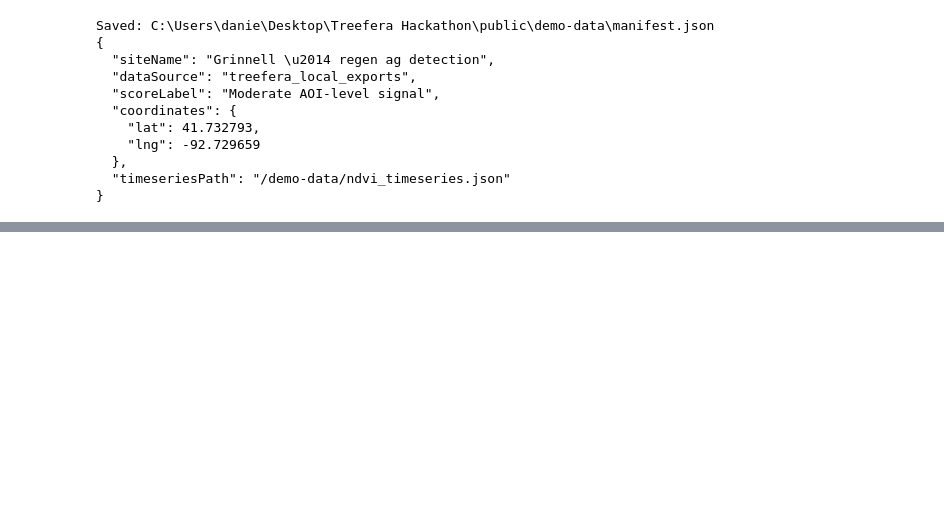
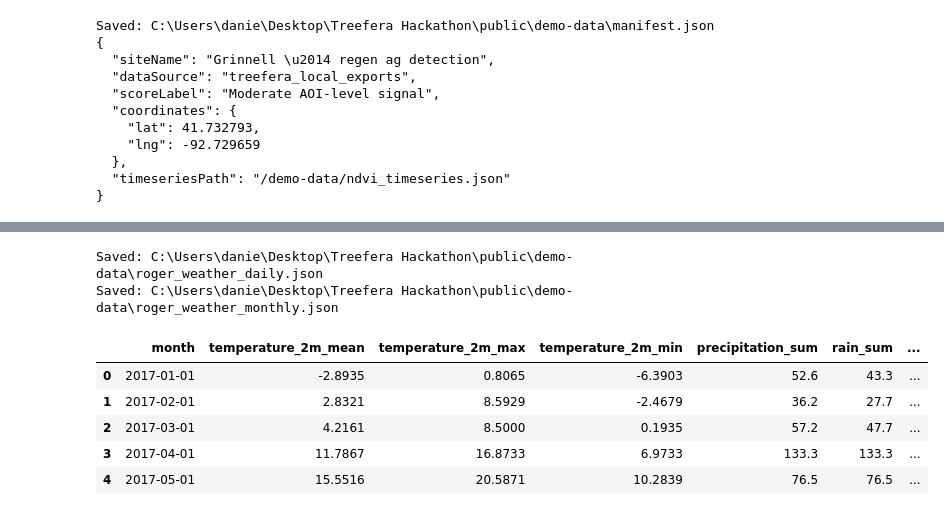
Before and after one commit to Gurnski/Treefera-Hackathon, a Jupyter notebook: notebooks/roger_ndvi_pipeline.ipynb, the cells around one changed output, grey strips where cells are left out. Cells and saved outputs as stored; diff of their text form; code cells hidden in the pictures; blank space fills up the shorter version.

```diff
--- a/notebooks/roger_ndvi_pipeline.ipynb
+++ b/notebooks/roger_ndvi_pipeline.ipynb
@@ -481,0 +812,74 @@ Saved: C:\Users\danie\Desktop\Treefera Hackathon\public\demo-data\manifest.json
+# %%
+import requests
+from urllib.parse import urlencode
+
+lat = 41.7498
+lon = -92.7442
+
+params = {
+    "latitude": lat,
+    "longitude": lon,
+    "start_date": "2017-01-01",
+    "end_date": "2025-12-31",
+    "daily": ",".join([
+        "temperature_2m_mean",
+        "temperature_2m_max",
+        "temperature_2m_min",
+        "precipitation_sum",
+        "rain_sum",
+        "shortwave_radiation_sum",
+        "et0_fao_evapotranspiration",
+        "soil_moisture_0_to_7cm_mean",
+        "soil_moisture_7_to_28cm_mean"
+    ]),
+    "timezone": "America/Chicago"
+}
+
+url = "https://archive-api.open-meteo.com/v1/archive?" + urlencode(params)
+
+response = requests.get(url, timeout=60)
+response.raise_for_status()
+
+weather_json = response.json()
+weather_daily = pd.DataFrame(weather_json["daily"])
+weather_daily["time"] = pd.to_datetime(weather_daily["time"])
+
+daily_out = DEMO_DATA / "roger_weather_daily.json"
+weather_daily_export = weather_daily.copy()
+weather_daily_export["time"] = weather_daily_export["time"].dt.strftime("%Y-%m-%d")
+weather_daily_export.to_json(daily_out, orient="records", indent=2)
+
+weather_daily["month"] = weather_daily["time"].dt.to_period("M").dt.to_timestamp()
+
+weather_monthly = weather_daily.groupby("month", as_index=False).agg({
+    "temperature_2m_mean": "mean",
+    "temperature_2m_max": "mean",
+    "temperature_2m_min": "mean",
+    "precipitation_sum": "sum",
+    "rain_sum": "sum",
+    "shortwave_radiation_sum": "sum",
+    "et0_fao_evapotranspiration": "sum",
+    "soil_moisture_0_to_7cm_mean": "mean",
+    "soil_moisture_7_to_28cm_mean": "mean"
+})
+
+weather_monthly = weather_monthly.round(4)
+
+monthly_out = DEMO_DATA / "roger_weather_monthly.json"
+weather_monthly_export = weather_monthly.copy()
+weather_monthly_export["month"] = weather_monthly_export["month"].dt.strftime("%Y-%m-%d")
+weather_monthly_export.to_json(monthly_out, orient="records", indent=2)
+
+print("Saved:", daily_out)
+print("Saved:", monthly_out)
+display(weather_monthly.head())
+display(weather_monthly.tail())
+# %% [output]
+Saved: C:\Users\danie\Desktop\Treefera Hackathon\public\demo-data\roger_weather_daily.json
+Saved: C:\Users\danie\Desktop\Treefera Hackathon\public\demo-data\roger_weather_monthly.json
+|  | month | temperature_2m_mean | temperature_2m_max | temperature_2m_min | precipitation_sum | rain_sum | ... |
+| 0 | 2017-01-01 | -2.8935 | 0.8065 | -6.3903 | 52.6 | 43.3 | ... |
+| 1 | 2017-02-01 | 2.8321 | 8.5929 | -2.4679 | 36.2 | 27.7 | ... |
+| 2 | 2017-03-01 | 4.2161 | 8.5000 | 0.1935 | 57.2 | 47.7 | ... |
+| 3 | 2017-04-01 | 11.7867 | 16.8733 | 6.9733 | 133.3 | 133.3 | ... |
+| 4 | 2017-05-01 | 15.5516 | 20.5871 | 10.2839 | 76.5 | 76.5 | ... |
```
Also changed, not shown: parts of 8 cells of this notebook, 34 other files.
